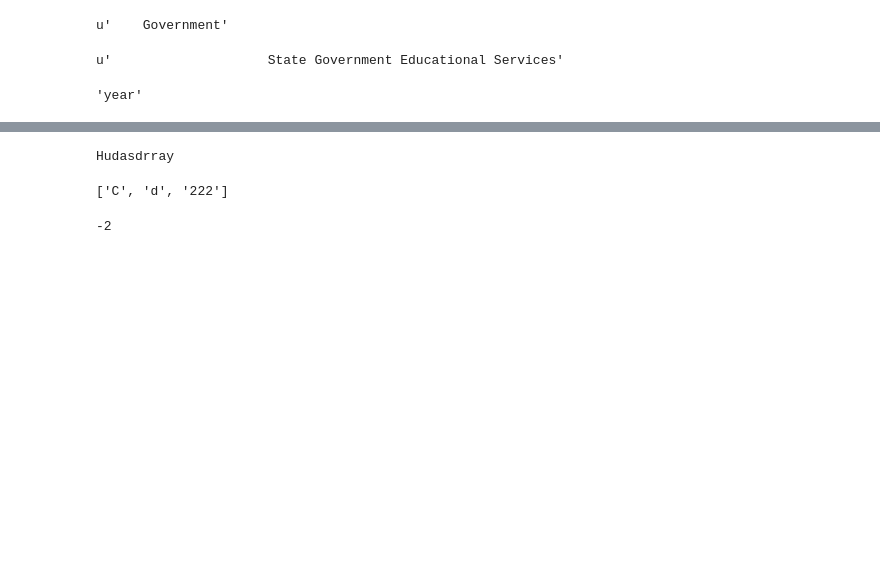
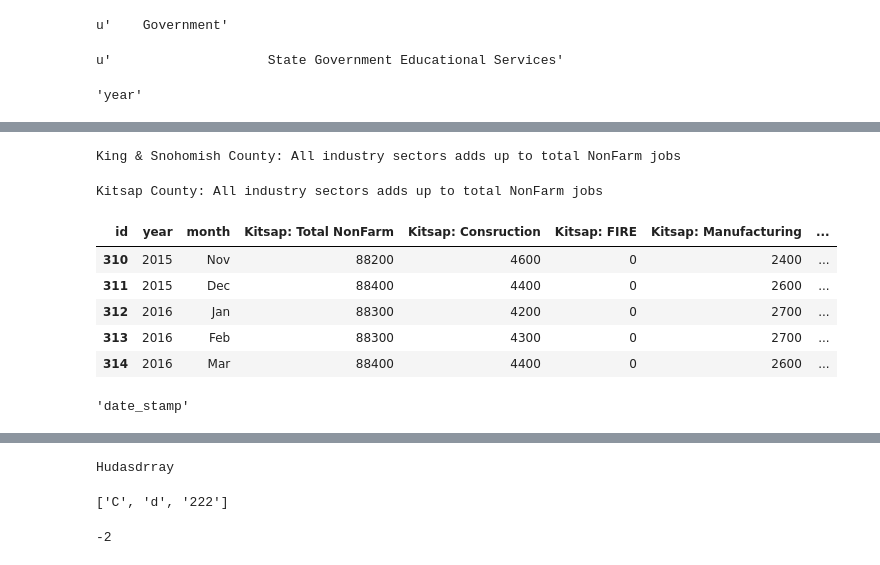
Before and after one commit to jalaljahir/wa_esd_emp, a Jupyter notebook: monthly_emp_update_ESD.ipynb, the cells around one changed output, grey strips where cells are left out. Drawn from its saved outputs; the diff is of its cells as text; code cells hidden in the pictures; blank space fills up the shorter version.

```diff
--- a/monthly_emp_update_ESD.ipynb
+++ b/monthly_emp_update_ESD.ipynb
@@ -167,0 +224,51 @@ df_sa_kin_sno = df_sa_kin_sno.drop(df_sa_kin_sno.index[[315]])
+# %%
+if df_sa_kin_sno["King & Snohomish: Total NonFarm"].all() == df_sa_kin_sno.ix[:,3:].sum(axis=1).all():
+    print "King & Snohomish Counties: All industry sectors adds up to total NonFarm jobs"
+else:
+    print "ERROR"
+# %% [output]
+King & Snohomish County: All industry sectors adds up to total NonFarm jobs
+# %%
+df_sa_kit = pd.read_excel(os.getcwd()+"/"+ sa_filename, sheetname="Bremerton MSA", header = 1, index_col=[1])
+df_sa_kit = df_sa_kit.transpose()
+df_sa_kit['date_stamp'] = df_sa_kit.index
+df_sa_kit = df_sa_kit.ix[1:]
+df_sa_kit = df_sa_kit.reset_index(drop =True)
+df_sa_kit.columns.names = ["id"]
+df_sa_kit["year"] = df_sa_kit["date_stamp"].dt.year
+df_sa_kit["month"] = df_sa_kit["date_stamp"].dt.strftime("%b")
+
+kit_list = df_sa_kit.columns.values.tolist()
+
+df_sa_kit["Kitsap: Total NonFarm"] = df_sa_kit["Total Nonfarm"]
+df_sa_kit["Kitsap: Consruction"] = df_sa_kit[kit_list[3]]
+#add new column for FIRE with zero as values with index aligned with the dataframe
+df_sa_kit["Kitsap: FIRE"] = pd.Series([0 for x in range(len(df_sa_kit.index))], index=df_sa_kit.index)
+df_sa_kit["Kitsap: Manufacturing"] = df_sa_kit[kit_list[4]]
+df_sa_kit["Kitsap: Retail"] = df_sa_kit[kit_list[8]]
+df_sa_kit["Kitsap: Service"] = df_sa_kit[kit_list[5]] - df_sa_kit[kit_list[7]] - df_sa_kit[kit_list[11]]
+df_sa_kit["Kitsap: WTU"] = df_sa_kit[kit_list[7]] - df_sa_kit[kit_list[8]]
+df_sa_kit["Kitsap: Government"] = df_sa_kit[kit_list[11]]
+df_sa_kit["Kitsap: Education"] = pd.Series([0 for x in range(len(df_sa_kit.index))], index=df_sa_kit.index)
+
+if df_sa_kit["Kitsap: Total NonFarm"].all() == df_sa_kit.ix[:,3:].sum(axis=1).all():
+    print "Kitsap County: All industry sectors adds up to total NonFarm jobs"
+else:
+    print "ERROR"
+
+df_sa_kit = df_sa_kit.drop(df_sa_kit.columns[:16], axis = 1)
+
+
+df_sa_kit.tail()
+# %% [output]
+Kitsap County: All industry sectors adds up to total NonFarm jobs
+| id | year | month | Kitsap: Total NonFarm | Kitsap: Consruction | Kitsap: FIRE | Kitsap: Manufacturing | ... |
+| 310 | 2015 | Nov | 88200 | 4600 | 0 | 2400 | ... |
+| 311 | 2015 | Dec | 88400 | 4400 | 0 | 2600 | ... |
+| 312 | 2016 | Jan | 88300 | 4200 | 0 | 2700 | ... |
+| 313 | 2016 | Feb | 88300 | 4300 | 0 | 2700 | ... |
+| 314 | 2016 | Mar | 88400 | 4400 | 0 | 2600 | ... |
+# %%
+kit_list[15]
+# %% [output]
+'date_stamp'
```
Also changed, not shown: parts of 15 cells of this notebook.
